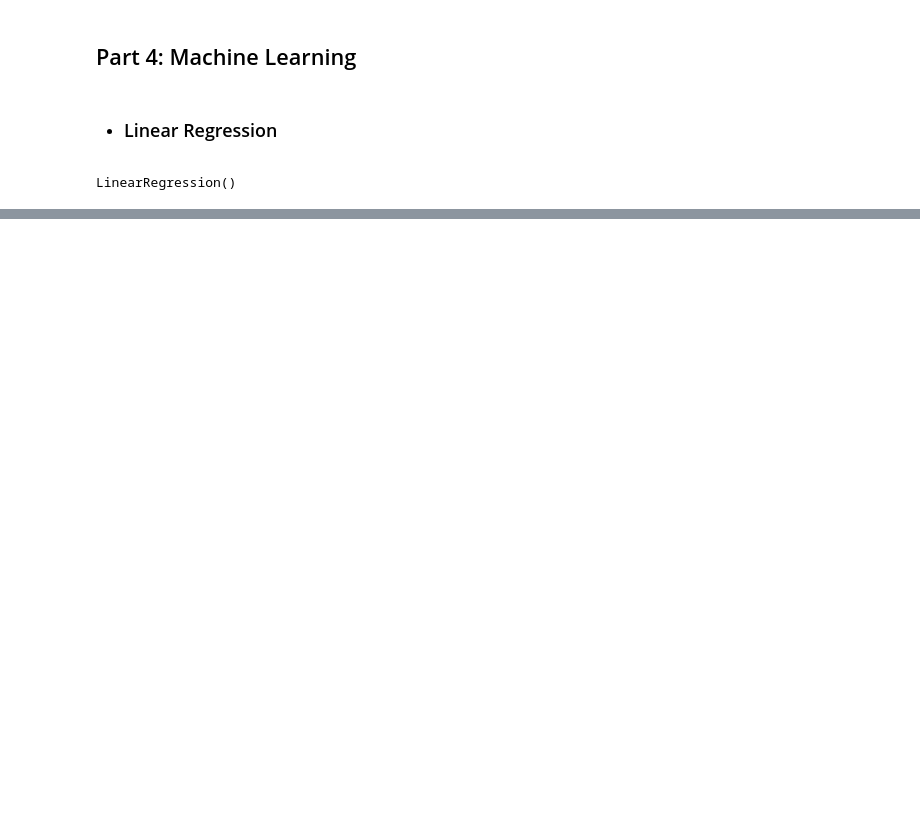
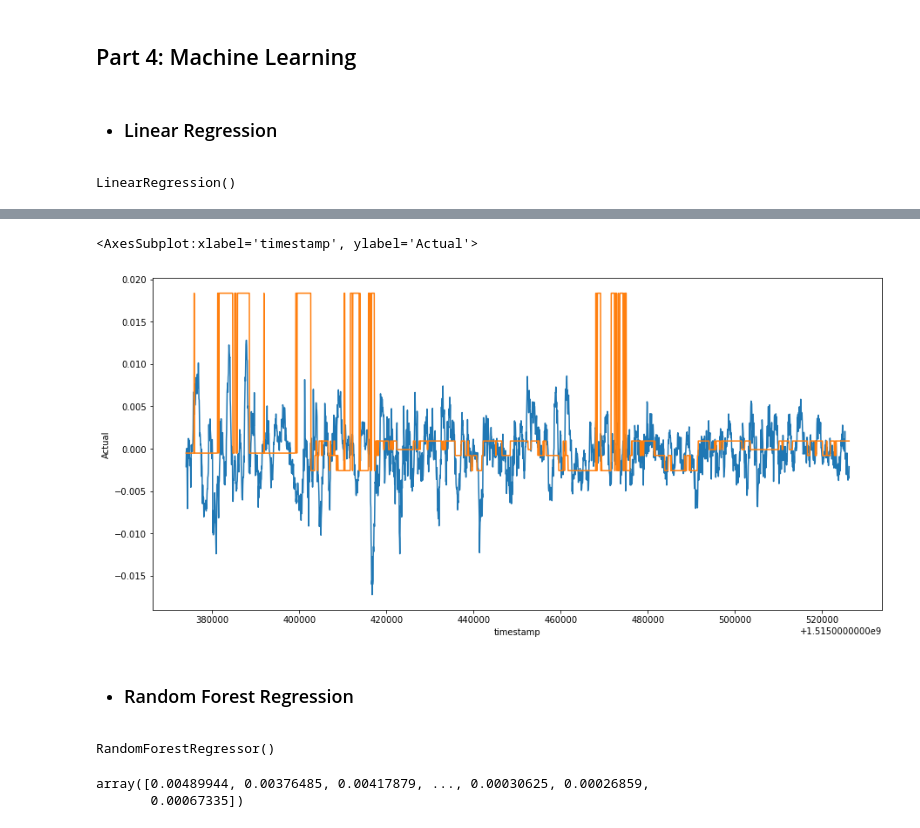
Before and after one commit to paskag/G_Research_Crypto_Forecast, a Jupyter notebook: machine_learning/G-Research_Crypto_Forecast.ipynb, the cells around one changed output, grey strips where cells are left out. Drawn from its saved outputs; the diff is of its cells as text; code cells hidden in the pictures; blank space fills up the shorter version.

```diff
--- a/machine_learning/G-Research_Crypto_Forecast.ipynb
+++ b/machine_learning/G-Research_Crypto_Forecast.ipynb
@@ -389,0 +579,2 @@ np.sqrt(mean_squared_error(y_valid, LR_pred))
+# %%
+DT_1.fit(X_btc_train, y_btc_train)
@@ -389,0 +590,7 @@ np.sqrt(mean_squared_error(y_valid, LR_pred))
+# %%
+DT_1_btc_pred = DT_1.predict(X_btc_valid)
+# %%
+btc_pred_DT_1 = pd.DataFrame({
+    "timestamp": btc["timestamp"][int(btc.shape[0] * 0.8):],
+    "Actual": y_btc_valid,
+    "Predicted": DT_1_btc_pred})
@@ -389,0 +613,9 @@ np.sqrt(mean_squared_error(y_valid, LR_pred))
+# %%
+plt.figure(figsize=(15, 7))
+sns.lineplot(data=btc_pred_DT_1, x="timestamp", y="Actual")
+sns.lineplot(data=btc_pred_DT_1, x="timestamp", y="Predicted")
+# %% [output]
+<AxesSubplot:xlabel='timestamp', ylabel='Actual'>
+[figure, added]
+# %% [markdown]
+* ### Random Forest Regression
@@ -389,0 +624,4 @@ np.sqrt(mean_squared_error(y_valid, LR_pred))
+# %%
+RF.fit(X_btc_train, y_btc_train)
+# %% [output]
+RandomForestRegressor()
@@ -389,0 +630,5 @@ np.sqrt(mean_squared_error(y_valid, LR_pred))
+# %%
+RF_btc_pred
+# %% [output]
+array([0.00489944, 0.00376485, 0.00417879, ..., 0.00030625, 0.00026859,
+       0.00067335])
```
Also changed, not shown: parts of 53 cells of this notebook.
